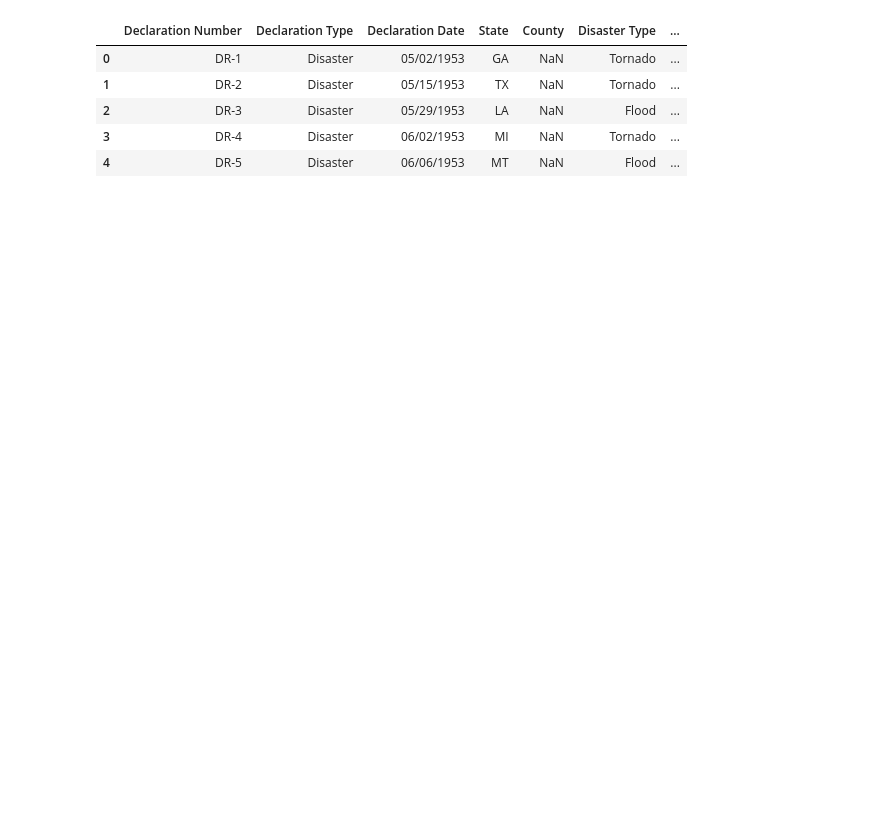
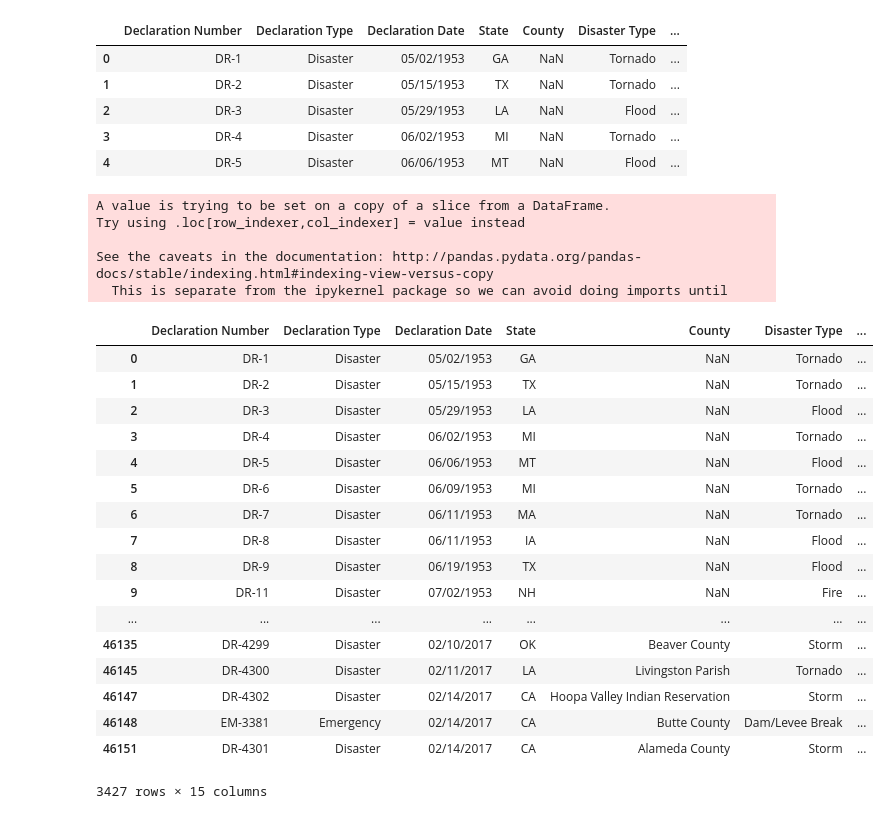
Before and after one commit to HannahSantana/SeaOtters, a Jupyter notebook: disaster_data.ipynb, the cells around one changed output. Cells and saved outputs as stored; diff of their text form; code cells hidden in the pictures; blank space fills up the shorter version.

```diff
--- a/disaster_data.ipynb
+++ b/disaster_data.ipynb
@@ -17,3 +21,31 @@ df.head()
 # %%
 df['Declaration Number'].value_counts()
 filter_df = df.drop_duplicates(subset = ['Declaration Number'], keep = 'first')
+filter_df['year'] = filter_df['Declaration Date'].apply(lambda x: x.split("/")[-1])
+
+
+filter_df
+# %% [output]
+A value is trying to be set on a copy of a slice from a DataFrame.
+Try using .loc[row_indexer,col_indexer] = value instead
+
+See the caveats in the documentation: http://pandas.pydata.org/pandas-docs/stable/indexing.html#indexing-view-versus-copy
+  This is separate from the ipykernel package so we can avoid doing imports until
+|  | Declaration Number | Declaration Type | Declaration Date | State | County | Disaster Type | ... |
+| 0 | DR-1 | Disaster | 05/02/1953 | GA | NaN | Tornado | ... |
+| 1 | DR-2 | Disaster | 05/15/1953 | TX | NaN | Tornado | ... |
+| 2 | DR-3 | Disaster | 05/29/1953 | LA | NaN | Flood | ... |
+| 3 | DR-4 | Disaster | 06/02/1953 | MI | NaN | Tornado | ... |
+| 4 | DR-5 | Disaster | 06/06/1953 | MT | NaN | Flood | ... |
+| 5 | DR-6 | Disaster | 06/09/1953 | MI | NaN | Tornado | ... |
+| 6 | DR-7 | Disaster | 06/11/1953 | MA | NaN | Tornado | ... |
+| 7 | DR-8 | Disaster | 06/11/1953 | IA | NaN | Flood | ... |
+| 8 | DR-9 | Disaster | 06/19/1953 | TX | NaN | Flood | ... |
+| 9 | DR-11 | Disaster | 07/02/1953 | NH | NaN | Fire | ... |
+| ... | ... | ... | ... | ... | ... | ... | ... |
+| 46135 | DR-4299 | Disaster | 02/10/2017 | OK | Beaver County | Storm | ... |
+| 46145 | DR-4300 | Disaster | 02/11/2017 | LA | Livingston Parish | Tornado | ... |
+| 46147 | DR-4302 | Disaster | 02/14/2017 | CA | Hoopa Valley Indian Reservation | Storm | ... |
+| 46148 | EM-3381 | Emergency | 02/14/2017 | CA | Butte County | Dam/Levee Break | ... |
+| 46151 | DR-4301 | Disaster | 02/14/2017 | CA | Alameda County | Storm | ... |
+3427 rows × 15 columns
```
Also changed, not shown: parts of 13 cells of this notebook, 1 other file.
